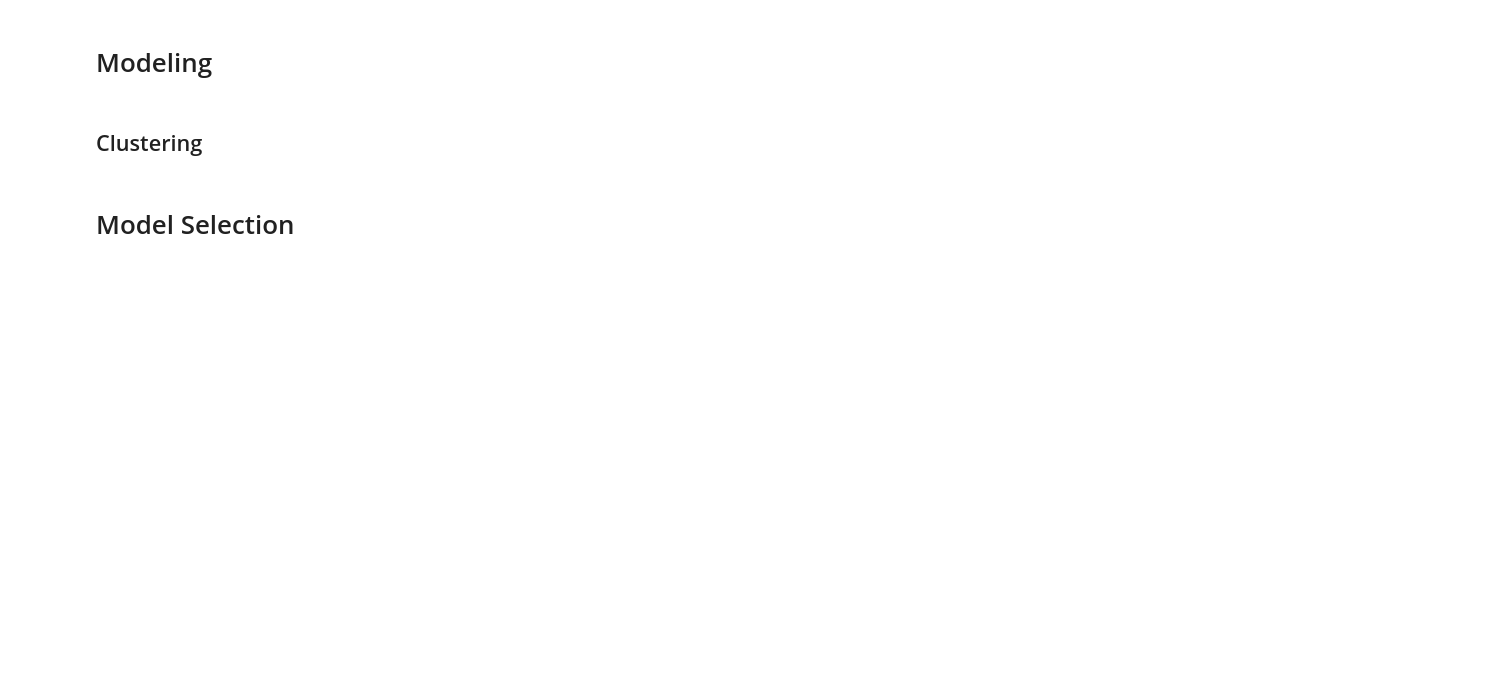
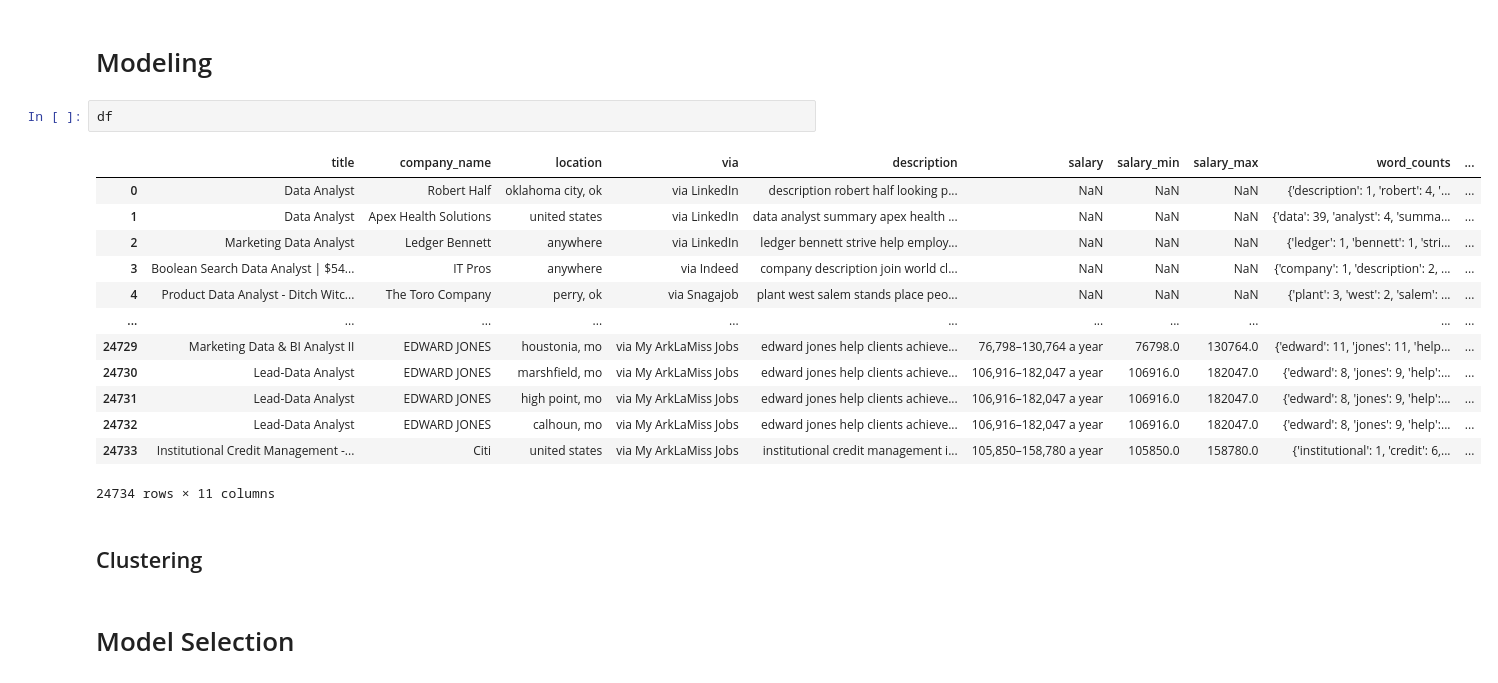
Before and after one commit to CSergiy/Data_Science_Job_Analysis, a Jupyter notebook: Notebooks/Data Science Job Analysis.ipynb, the cells around one changed output. Drawn from its saved outputs; the diff is of its cells as text; blank space fills up the shorter version.

```diff
--- a/Notebooks/Data Science Job Analysis.ipynb
+++ b/Notebooks/Data Science Job Analysis.ipynb
@@ -505,5 +505,21 @@ plt.show()
 # %% [markdown]
 # Modeling
+# %%
+df
+# %% [output]
+|  | title | company_name | location | via | description | salary | salary_min | salary_max | word_counts | ... |
+| 0 | Data Analyst | Robert Half | oklahoma city, ok | via LinkedIn | description robert half looking p... | NaN | NaN | NaN | {'description': 1, 'robert': 4, '... | ... |
+| 1 | Data Analyst | Apex Health Solutions | united states | via LinkedIn | data analyst summary apex health ... | NaN | NaN | NaN | {'data': 39, 'analyst': 4, 'summa... | ... |
+| 2 | Marketing Data Analyst | Ledger Bennett | anywhere | via LinkedIn | ledger bennett strive help employ... | NaN | NaN | NaN | {'ledger': 1, 'bennett': 1, 'stri... | ... |
+| 3 | Boolean Search Data Analyst | $54... | IT Pros | anywhere | via Indeed | company description join world cl... | NaN | NaN | NaN | {'company': 1, 'description': 2, ... | ... |
+| 4 | Product Data Analyst - Ditch Witc... | The Toro Company | perry, ok | via Snagajob | plant west salem stands place peo... | NaN | NaN | NaN | {'plant': 3, 'west': 2, 'salem': ... | ... |
+| ... | ... | ... | ... | ... | ... | ... | ... | ... | ... | ... |
+| 24729 | Marketing Data & BI Analyst II | EDWARD JONES | houstonia, mo | via My ArkLaMiss Jobs | edward jones help clients achieve... | 76,798–130,764 a year | 76798.0 | 130764.0 | {'edward': 11, 'jones': 11, 'help... | ... |
+| 24730 | Lead-Data Analyst | EDWARD JONES | marshfield, mo | via My ArkLaMiss Jobs | edward jones help clients achieve... | 106,916–182,047 a year | 106916.0 | 182047.0 | {'edward': 8, 'jones': 9, 'help':... | ... |
+| 24731 | Lead-Data Analyst | EDWARD JONES | high point, mo | via My ArkLaMiss Jobs | edward jones help clients achieve... | 106,916–182,047 a year | 106916.0 | 182047.0 | {'edward': 8, 'jones': 9, 'help':... | ... |
+| 24732 | Lead-Data Analyst | EDWARD JONES | calhoun, mo | via My ArkLaMiss Jobs | edward jones help clients achieve... | 106,916–182,047 a year | 106916.0 | 182047.0 | {'edward': 8, 'jones': 9, 'help':... | ... |
+| 24733 | Institutional Credit Management -... | Citi | united states | via My ArkLaMiss Jobs | institutional credit management i... | 105,850–158,780 a year | 105850.0 | 158780.0 | {'institutional': 1, 'credit': 6,... | ... |
+24734 rows × 11 columns
 # %% [markdown]
 ## Clustering
 # %% [markdown]
```
Also changed, not shown: parts of 18 cells of this notebook.
